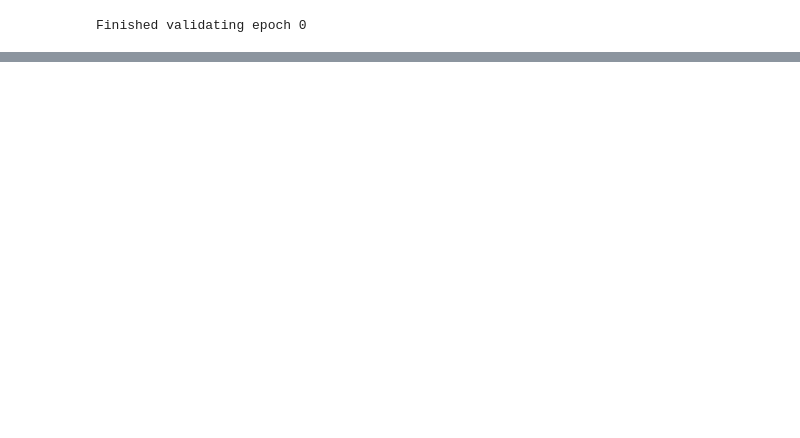
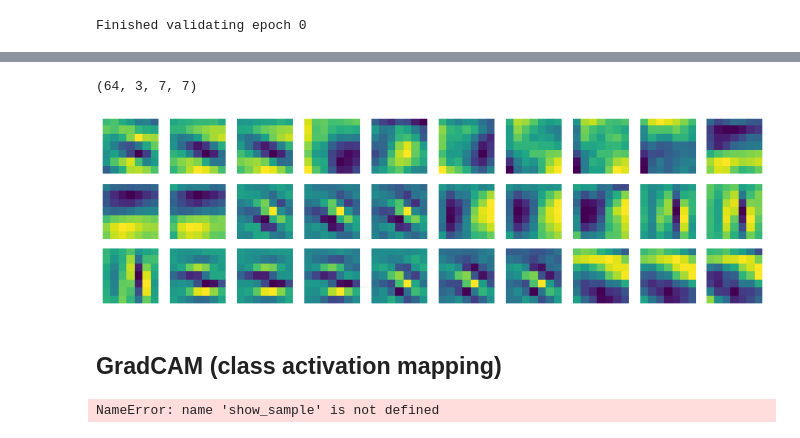
Before and after one commit to cvcore/steering-angle-prediction, a Jupyter notebook: steering_prediction.ipynb, the cells around one changed output, grey strips where cells are left out. Drawn from its saved outputs; the diff is of its cells as text; code cells hidden in the pictures; blank space fills up the shorter version.

Commit message:
added class activation map

```diff
--- a/steering_prediction.ipynb
+++ b/steering_prediction.ipynb
@@ -673,0 +692,5 @@ visualize_cnn(steernet.model_cnn_.conv0_[0], select_channel=0)
+# %%
+visualize_cnn(tl_model.ResNet.conv1)
+# %% [output]
+(64, 3, 7, 7)
+[figure, added]
@@ -673,0 +721,2 @@ visualize_cnn(steernet.model_cnn_.conv0_[0], select_channel=0)
+# %% [markdown]
+## GradCAM (class activation mapping)
@@ -673,0 +787,40 @@ visualize_cnn(steernet.model_cnn_.conv0_[0], select_channel=0)
+# %%
+sample = udacity_dataset[3693]
+show_sample(sample)
+print(sample['angle'])
+
+test_image = sample['image'].reshape(-1, 3, 480, 640).cuda()
+tl_model = TLearning()
+tl_model.load_state_dict(torch.load('thirdparty/transfer_learning_lintao/Angle_Adam_MSE_Paper_Model/Angle_Adam_MSE_Paper_Model-epoch-4'))
+tl_model.cuda()
+
+tl_extractor = CamExtractorTLModel(tl_model)
+#print("grad, conv_output = ", tl_extractor.grad_input, tl_extractor.grad_output, tl_extractor.forward_input, tl_extractor.forward_output)
+
+#model_output = tl_extractor.forward(test_image)
+model_output = tl_model(test_image)
+
+print(tl_extractor.conv_output.shape)
+
+tl_model.zero_grad()
+mse_loss = nn.MSELoss()
+loss = mse_loss(model_output, sample['angle'].cuda().reshape(1,1))
+loss.backward()
+# grad_output = torch.zeros(1, 1)
+# grad_output[0][0] = sample['angle']
+
+print(len(tl_extractor.grad))
+print(tl_extractor.grad[0].shape)
+
+# fig = plt.figure()
+# plt.imshow(np.mean(tl_extractor.grad[0].detach().numpy(), axis=(0,1)))
+# fig = plt.figure()
+# plt.imshow(np.mean(tl_extractor.conv_output, axis=(0,1)))
+
+cam_image = tl_extractor.to_image(height=480, width=640)
+print(cam_image.shape)
+#plt.figure()
+plt.imshow(cam_image[0, :, :], cmap='jet', alpha=0.5)
+plt.savefig('test.png')
+# %% [output]
+NameError: name 'show_sample' is not defined
```
Also changed, not shown: parts of 18 cells of this notebook.
